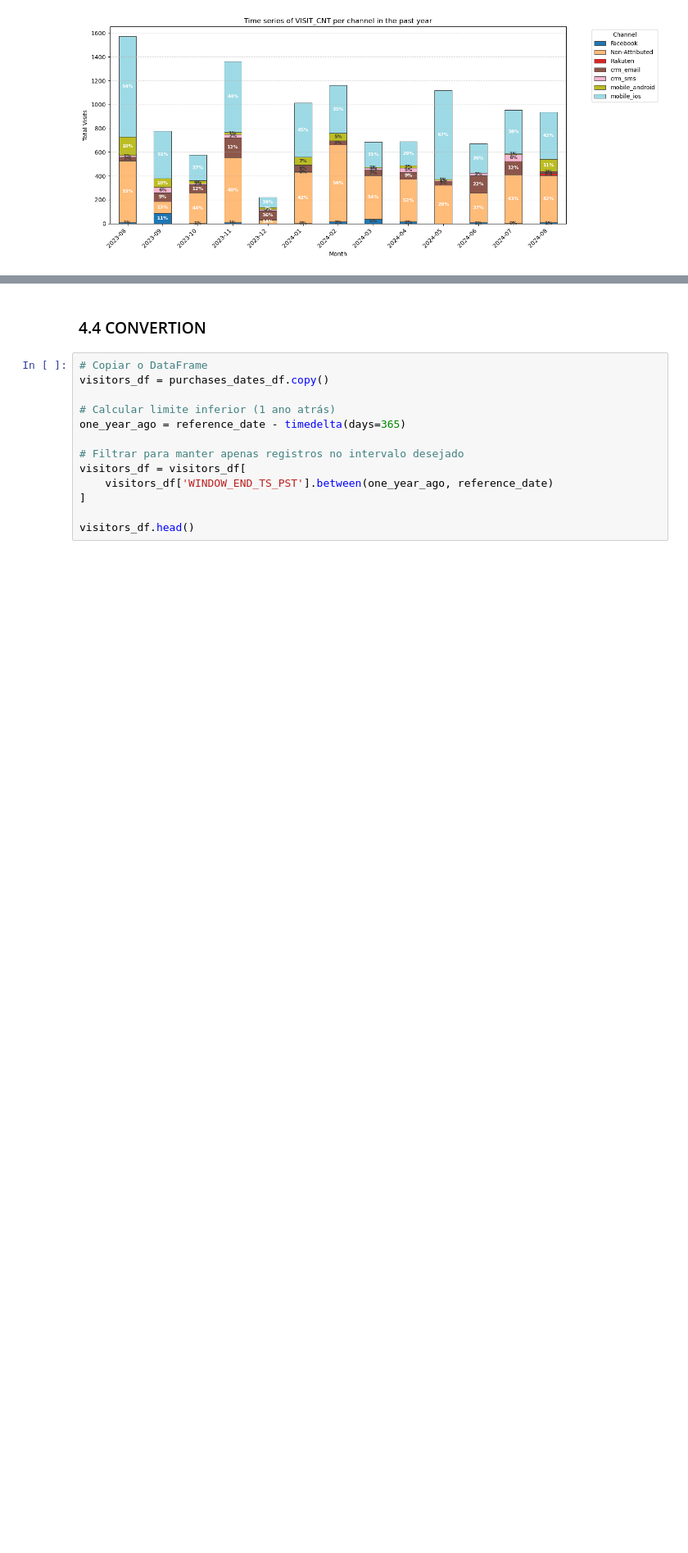
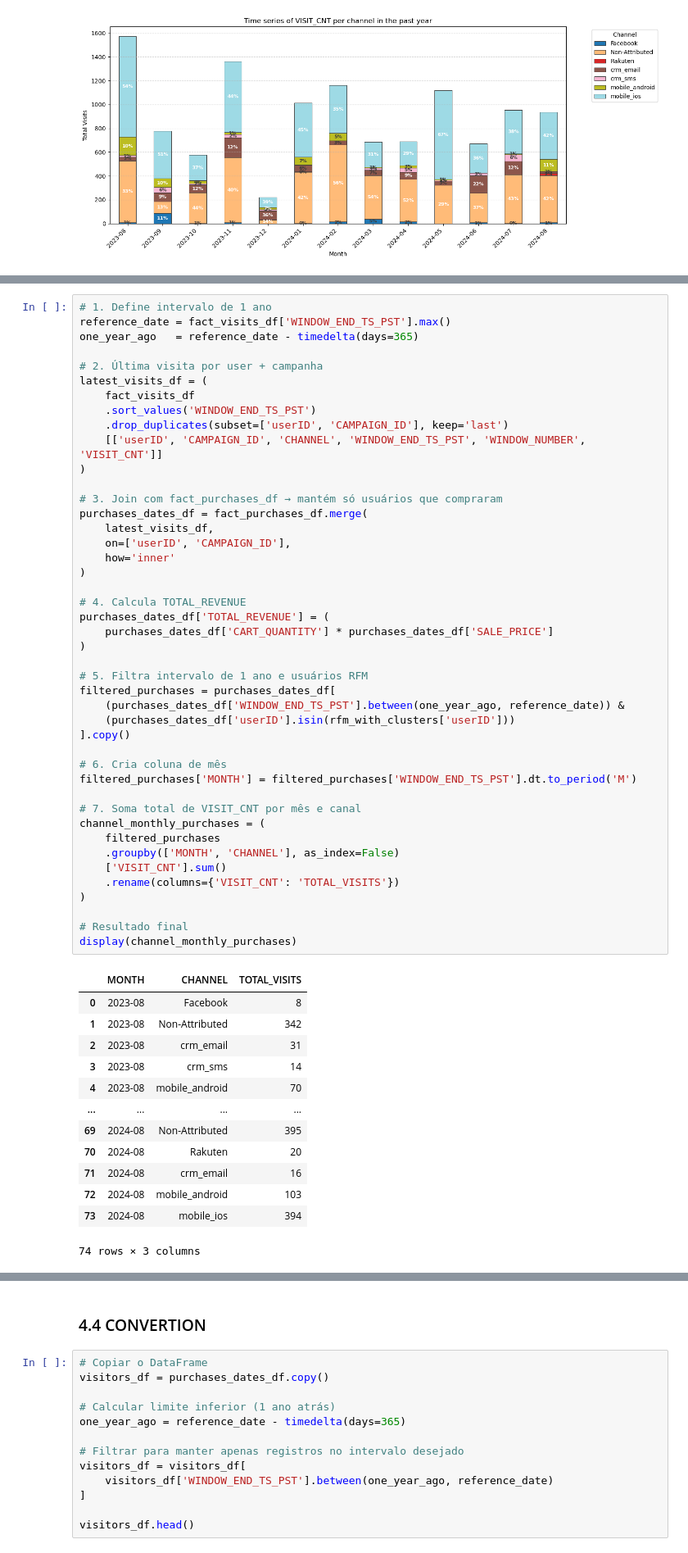
Before and after one commit to bbucalonserra/sales-membership-analysis, a Jupyter notebook: sales-membership-analysis.ipynb, the cells around one changed output, grey strips where cells are left out. Shown at 82% size. Cells and saved outputs as stored; diff of their text form; blank space fills up the shorter version.

```diff
--- a/sales-membership-analysis.ipynb
+++ b/sales-membership-analysis.ipynb
@@ -1693,0 +1698,58 @@ plt.show()
+# %%
+# 1. Define intervalo de 1 ano
+reference_date = fact_visits_df['WINDOW_END_TS_PST'].max()
+one_year_ago   = reference_date - timedelta(days=365)
+
+# 2. Última visita por user + campanha
+latest_visits_df = (
+    fact_visits_df
+    .sort_values('WINDOW_END_TS_PST')
+    .drop_duplicates(subset=['userID', 'CAMPAIGN_ID'], keep='last')
+    [['userID', 'CAMPAIGN_ID', 'CHANNEL', 'WINDOW_END_TS_PST', 'WINDOW_NUMBER', 'VISIT_CNT']]
+)
+
+# 3. Join com fact_purchases_df → mantém só usuários que compraram
+purchases_dates_df = fact_purchases_df.merge(
+    latest_visits_df,
+    on=['userID', 'CAMPAIGN_ID'],
+    how='inner'
+)
+
+# 4. Calcula TOTAL_REVENUE
+purchases_dates_df['TOTAL_REVENUE'] = (
+    purchases_dates_df['CART_QUANTITY'] * purchases_dates_df['SALE_PRICE']
+)
+
+# 5. Filtra intervalo de 1 ano e usuários RFM
+filtered_purchases = purchases_dates_df[
+    (purchases_dates_df['WINDOW_END_TS_PST'].between(one_year_ago, reference_date)) &
+    (purchases_dates_df['userID'].isin(rfm_with_clusters['userID']))
+].copy()
+
+# 6. Cria coluna de mês
+filtered_purchases['MONTH'] = filtered_purchases['WINDOW_END_TS_PST'].dt.to_period('M')
+
+# 7. Soma total de VISIT_CNT por mês e canal
+channel_monthly_purchases = (
+    filtered_purchases
+    .groupby(['MONTH', 'CHANNEL'], as_index=False)
+    ['VISIT_CNT'].sum()
+    .rename(columns={'VISIT_CNT': 'TOTAL_VISITS'})
+)
+
+# Resultado final
+display(channel_monthly_purchases)
+# %% [output]
+|  | MONTH | CHANNEL | TOTAL_VISITS |
+| 0 | 2023-08 | Facebook | 8 |
+| 1 | 2023-08 | Non-Attributed | 342 |
+| 2 | 2023-08 | crm_email | 31 |
+| 3 | 2023-08 | crm_sms | 14 |
+| 4 | 2023-08 | mobile_android | 70 |
+| ... | ... | ... | ... |
+| 69 | 2024-08 | Non-Attributed | 395 |
+| 70 | 2024-08 | Rakuten | 20 |
+| 71 | 2024-08 | crm_email | 16 |
+| 72 | 2024-08 | mobile_android | 103 |
+| 73 | 2024-08 | mobile_ios | 394 |
+74 rows × 3 columns
```
Also changed, not shown: parts of 3 cells of this notebook, 2 other files.
